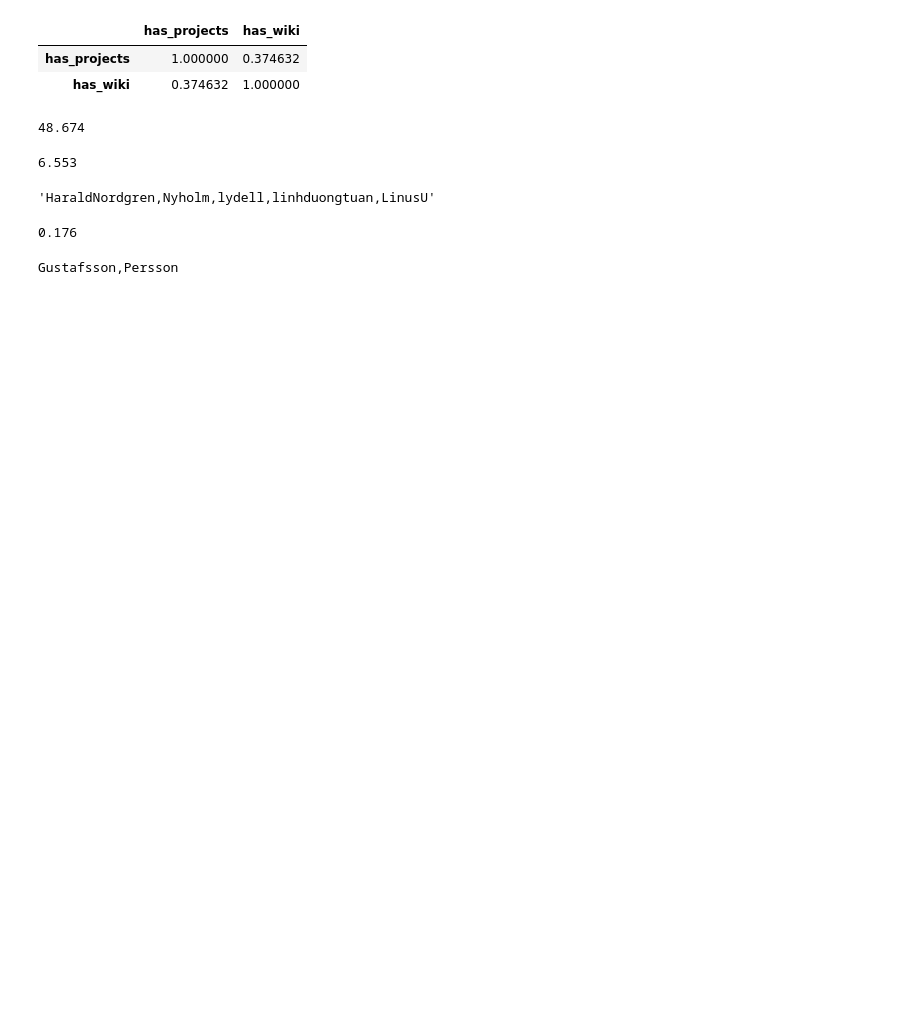
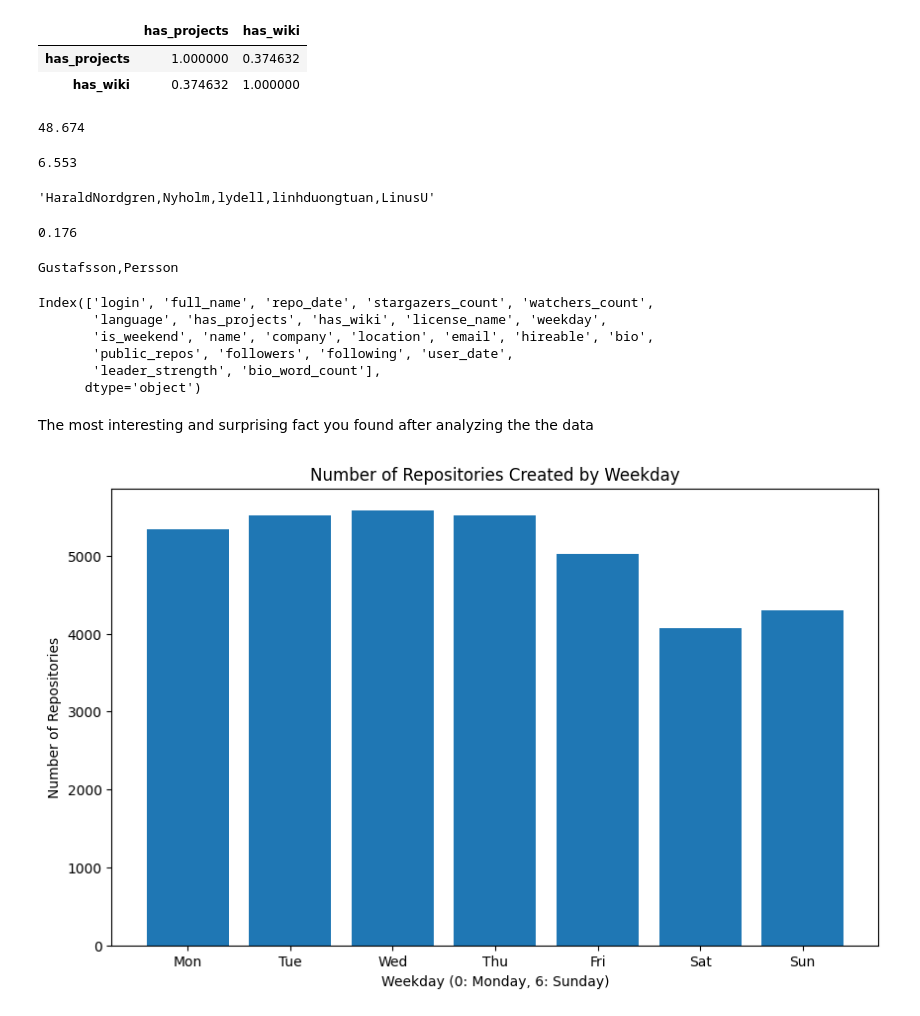
Before and after one commit to gyanesh-iitmiimb/TDSProject1, a Jupyter notebook: TDS_assignment.ipynb, the cells around one changed output. Cells and saved outputs as stored; diff of their text form; code cells hidden in the pictures; blank space fills up the shorter version.

```diff
--- a/TDS_assignment.ipynb
+++ b/TDS_assignment.ipynb
@@ -326,3 +330,39 @@ most_common_surnames.sort()
 print(','.join(most_common_surnames))
 # %% [output]
 Gustafsson,Persson
+# %%
+merged_dataset = repositories.merge(users, on='login', how='left')
+merged_dataset.drop(columns=['Unnamed: 0.1','Unnamed: 0'],inplace=True)
+merged_dataset.rename(columns={'created_at_x':'repo_date','created_at_y':'user_date'},inplace=True)
+merged_dataset.repo_date = pd.to_datetime(merged_dataset.repo_date)
+merged_dataset.user_date = pd.to_datetime(merged_dataset.user_date)
+merged_dataset.columns
+# %% [output]
+Index(['login', 'full_name', 'repo_date', 'stargazers_count', 'watchers_count',
+       'language', 'has_projects', 'has_wiki', 'license_name', 'weekday',
+       'is_weekend', 'name', 'company', 'location', 'email', 'hireable', 'bio',
+       'public_repos', 'followers', 'following', 'user_date',
+       'leader_strength', 'bio_word_count'],
+      dtype='object')
+# %% [markdown]
+The most interesting and surprising fact you found after analyzing the the data
+# %%
+import matplotlib.pyplot as plt
+
+# Assuming 'repositories' DataFrame is already loaded and 'repo_date' column is in datetime format
+repositories['repo_date'] = pd.to_datetime(repositories['created_at'])
+repositories['weekday'] = repositories['repo_date'].dt.dayofweek  # 0: Monday, 6: Sunday
+
+# Group by weekday and count the number of repositories
+weekday_repo_counts = repositories.groupby('weekday')['full_name'].count()
+
+# Create a bar chart
+plt.figure(figsize=(10, 6))
+plt.bar(weekday_repo_counts.index, weekday_repo_counts.values)
+plt.xlabel('Weekday (0: Monday, 6: Sunday)')
+plt.ylabel('Number of Repositories')
+plt.title('Number of Repositories Created by Weekday')
+plt.xticks(range(7), ['Mon', 'Tue', 'Wed', 'Thu', 'Fri', 'Sat', 'Sun'])
+plt.show()
+# %% [output]
+[figure, added]
```
Also changed, not shown: parts of 12 cells of this notebook.
